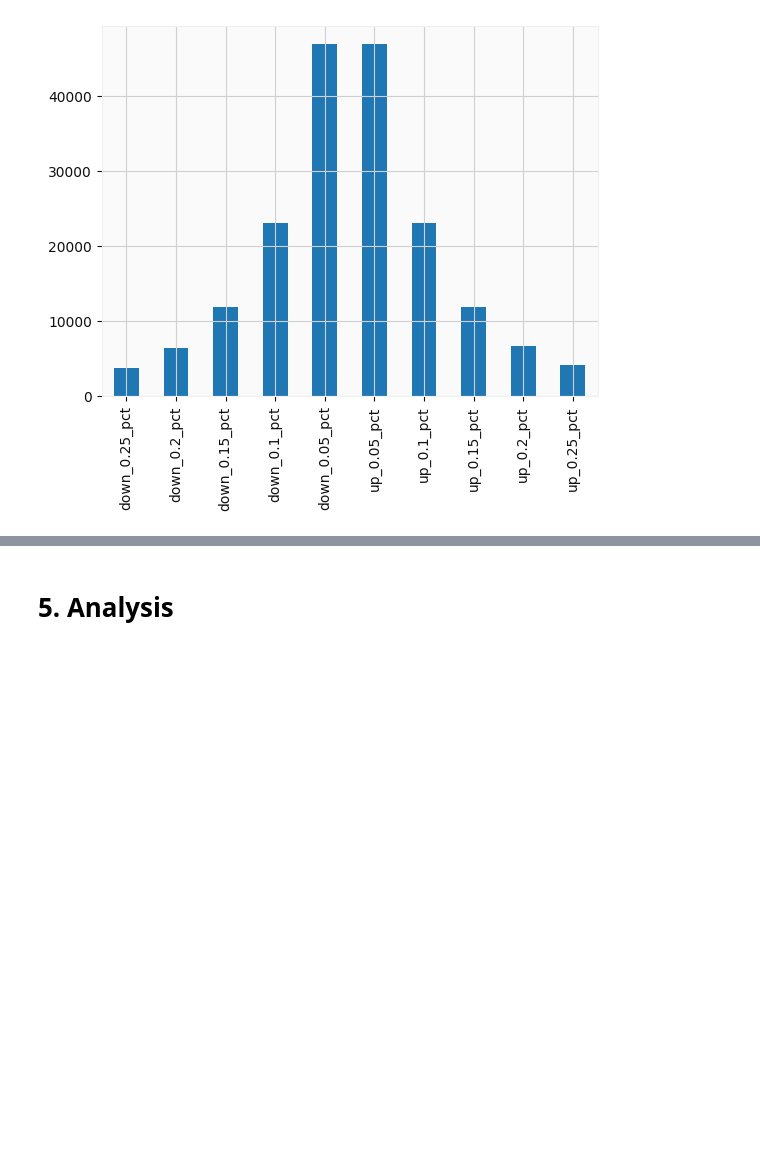
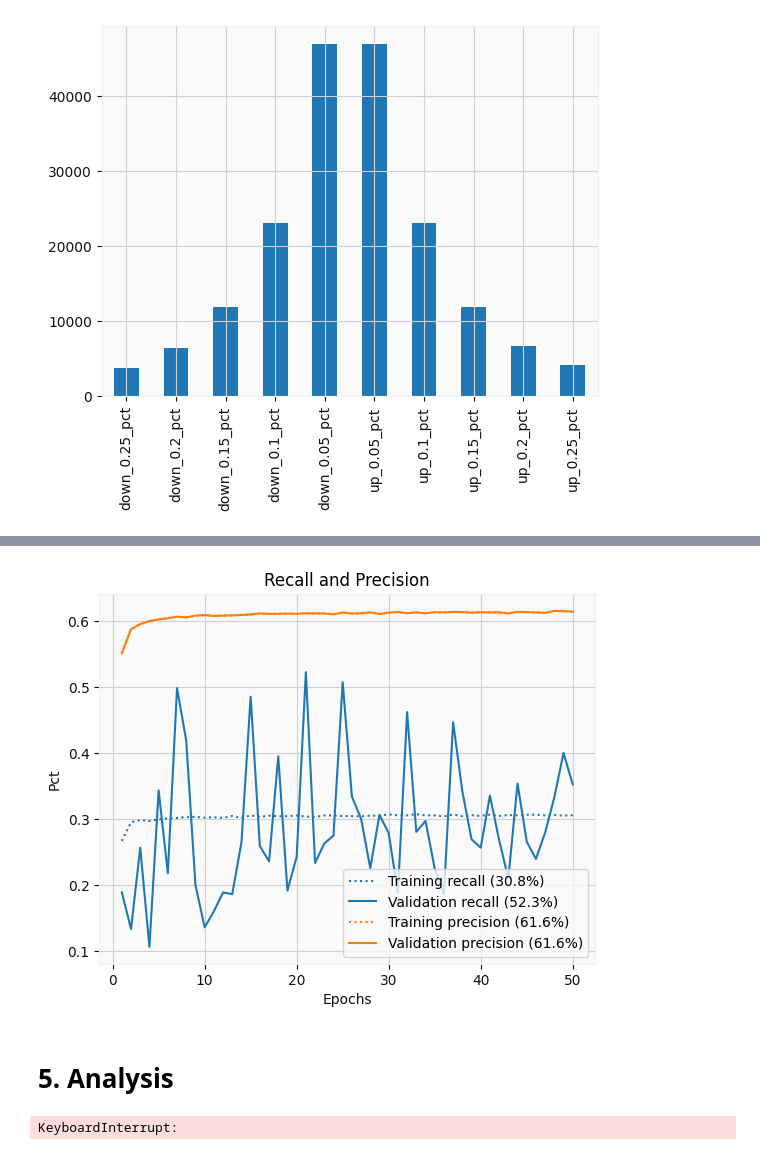
Before and after one commit to itsjohnward/pbc, a Jupyter notebook: pbc-analysis.ipynb, the cells around one changed output, grey strips where cells are left out. Saved outputs shown, nothing was run; the diff lists cells and outputs as text; code cells hidden in the pictures; blank space fills up the shorter version.

```diff
--- a/pbc-analysis.ipynb
+++ b/pbc-analysis.ipynb
@@ -306,0 +404,5 @@ plot_accuracy(history)
+# %%
+
+twenty_pct = (len(X_all_RNN)//5)
+X_RNN_train, X_RNN_val, X_RNN_test = X_all_RNN[:twenty_pct*3], X_all_RNN[twenty_pct*3:twenty_pct*4], X_all_RNN[twenty_pct*4:]
+y_RNN_train, y_RNN_val, y_RNN_test = y_all_RNN[:twenty_pct*3], y_all_RNN[twenty_pct*3:twenty_pct*4], y_all_RNN[twenty_pct*4:]
@@ -306,0 +429,15 @@ plot_accuracy(history)
+# %%
+model_name = "simple_rnn"
+n_timesteps = WINDOW_SIZE
+n_features = len(X_all_RNN['trailing_col'].iloc[0])
+
+display((n_timesteps, n_features))
+
+model = Sequential()
+model.add(SimpleRNN(64,
+                    activation='linear',
+                    input_shape=(n_timesteps, n_features)))
+model.add(Dense(64, activation='linear'))
+model.add(Dense(y_RNN_train.shape[1], activation='sigmoid'))
+
+model.summary()
@@ -306,0 +460,10 @@ plot_accuracy(history)
+# %%
+model.compile(loss='binary_crossentropy',
+              metrics=['accuracy', Precision(), Recall(), AUC(multi_label=True)])
+
+history = model.fit(np.stack(X_RNN_train['trailing_col'].values),
+                    y_RNN_train,
+                    validation_data=(np.stack(X_RNN_val['trailing_col'].values),
+                                     y_RNN_val),
+                    epochs=50,
+                    batch_size=20)
@@ -307,2 +512,36 @@ plot_accuracy(history)
+# %%
+plot_recall_precision(history)
+# %% [output]
+[figure, added]
 # %% [markdown]
 # 5. Analysis
+# %%
+def weight_from_label(label):
+    direction, weight, _ = label.split("_")
+    if direction == "up":
+        return float(weight)
+    return float(weight) * -1
+
+def backtest(model):
+    test_df = X_test.copy()
+    balances = []
+    indexes = []
+    buy_price = None
+    balance = 1000
+    for idx, row in test_df.iterrows():
+        balances.append(balance)
+        indexes.append(idx)
+        predictions = model.predict(np.reshape(row.to_numpy(),
+                                               (-1, len(FEATURES))))[0]
+        weighted_prediction = [weight_from_label(LABELS[idx])*pred
+                               for idx, pred in enumerate(predictions)]
+        if sum(weighted_prediction) < 0 and buy_price is not None:
+            balance += (formatted_df.loc[idx]['close'] - buy_price)
+            buy_price = None
+        elif sum(weighted_prediction) > 0 and buy_price is None:
+            buy_price = formatted_df.loc[idx]['close']
+    return pd.Series(balances, index=indexes)
+
+backtest(model).plot()
+# %% [output]
+KeyboardInterrupt:
```
Also changed, not shown: parts of 20 cells of this notebook.
